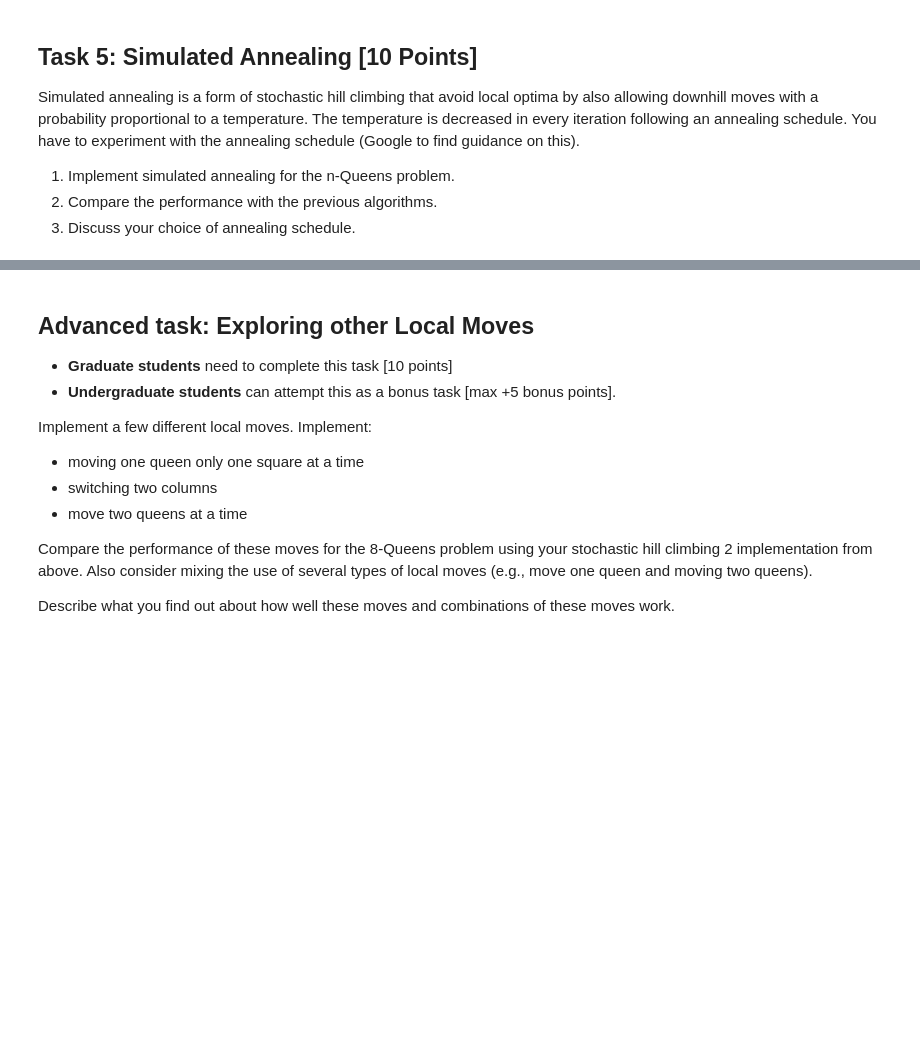
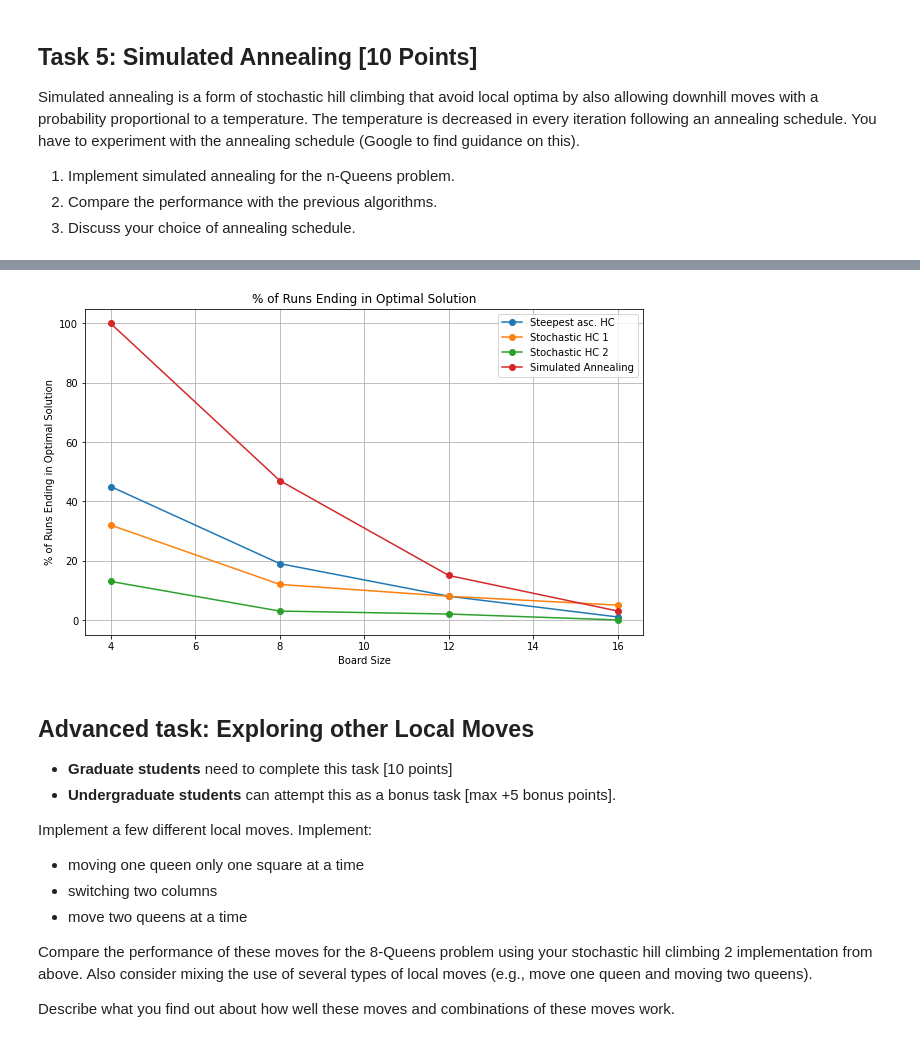
Before and after one commit to chirschbrich/n_queens, a Jupyter notebook: n_queens.ipynb, the cells around one changed output, grey strips where cells are left out. Cells and saved outputs as stored; diff of their text form; code cells hidden in the pictures; blank space fills up the shorter version.

```diff
--- a/n_queens.ipynb
+++ b/n_queens.ipynb
@@ -474,3 +603,26 @@ Hint: See [Profiling Python Code](../HOWTOs/profiling_code.ipynb) for help about
+# %%
+# Data for plotting
+optimal_solutions = [
+    [45, 19, 8, 1],  # Steepest asc. HC
+    [32, 12, 8, 5],  # Stochastic HC 1
+    [13, 3, 2, 0],   # Stochastic HC 2
+    [100, 47, 15, 3] # Simulated Annealing
+]
+
+# Plotting
+algorithms = ['Steepest asc. HC', 'Stochastic HC 1', 'Stochastic HC 2', 'Simulated Annealing']
+plt.figure(figsize=(10, 6))
+for i, algorithm in enumerate(algorithms):
+    plt.plot(board_sizes, optimal_solutions[i], marker='o', label=algorithm)
+
+plt.xlabel('Board Size')
+plt.ylabel('% of Runs Ending in Optimal Solution')
+plt.title('% of Runs Ending in Optimal Solution')
+plt.legend()
+plt.grid(True)
+plt.show()
+# %% [output]
+[figure, added]
 # %% [markdown]
 ## Advanced task: Exploring other Local Moves
 
```
Also changed, not shown: parts of 12 cells of this notebook.
